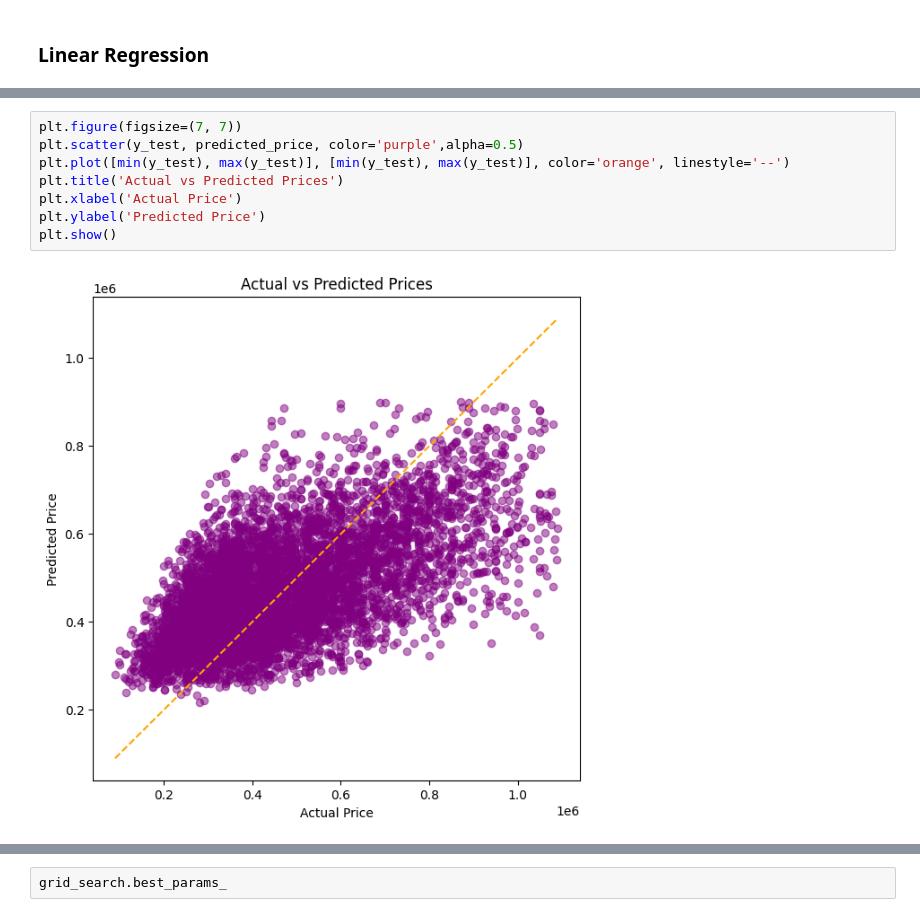
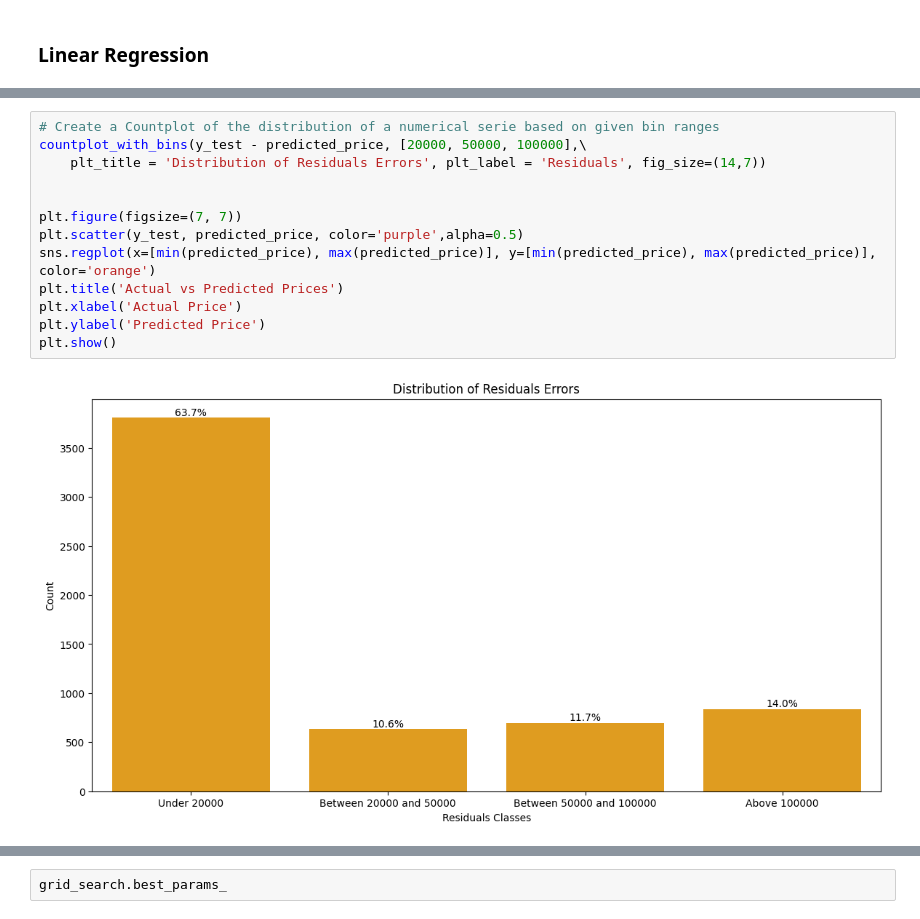
Before and after one commit to julienRactM/apartment-hunter, a Jupyter notebook: machine_learning_notebook.ipynb, the cells around one changed output, grey strips where cells are left out. Drawn from its saved outputs; the diff is of its cells as text.

Commit message:
[Update] Better model performance visualisation

```diff
--- a/machine_learning_notebook.ipynb
+++ b/machine_learning_notebook.ipynb
@@ -620,10 +591,15 @@ plt.show()
 # %%
+# Create a Countplot of the distribution of a numerical serie based on given bin ranges
+countplot_with_bins(y_test - predicted_price, [20000, 50000, 100000],\
+    plt_title = 'Distribution of Residuals Errors', plt_label = 'Residuals', fig_size=(14,7))
+
+
 plt.figure(figsize=(7, 7))
 plt.scatter(y_test, predicted_price, color='purple',alpha=0.5)
-plt.plot([min(y_test), max(y_test)], [min(y_test), max(y_test)], color='orange', linestyle='--')
+sns.regplot(x=[min(predicted_price), max(predicted_price)], y=[min(predicted_price), max(predicted_price)], color='orange')
 plt.title('Actual vs Predicted Prices')
 plt.xlabel('Actual Price')
 plt.ylabel('Predicted Price')
 plt.show()
 # %% [output]
-[figure, old version]
+[figure, new version]
```
Also changed, not shown: parts of 19 cells of this notebook.
